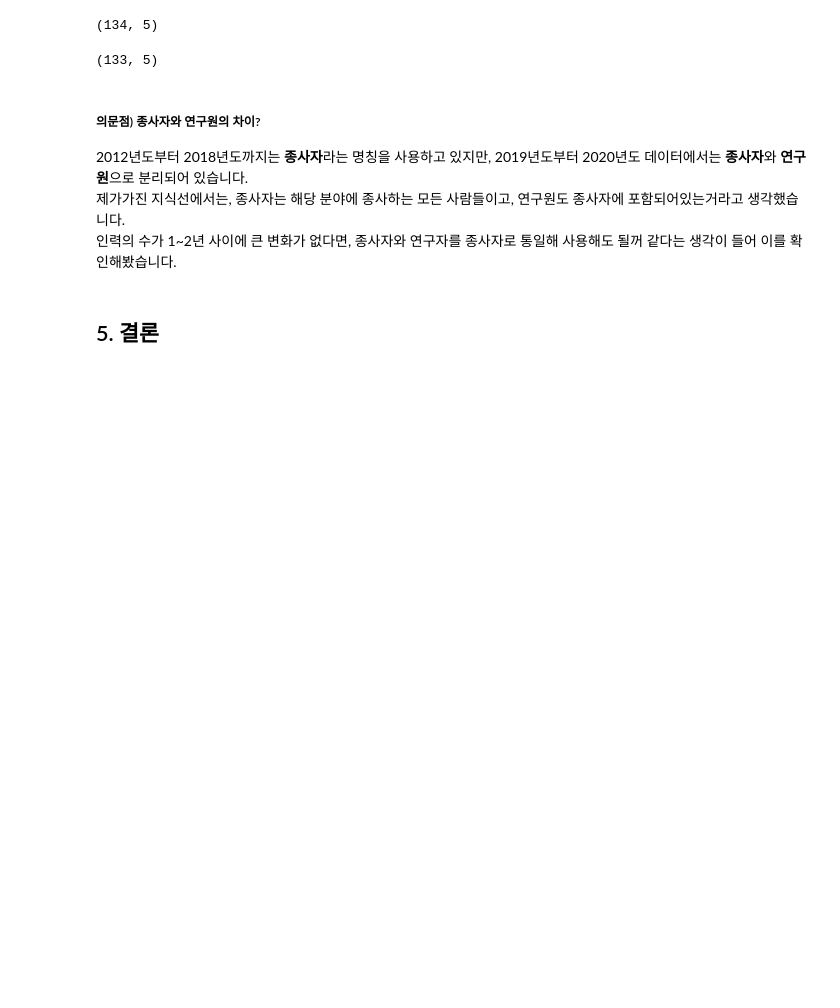
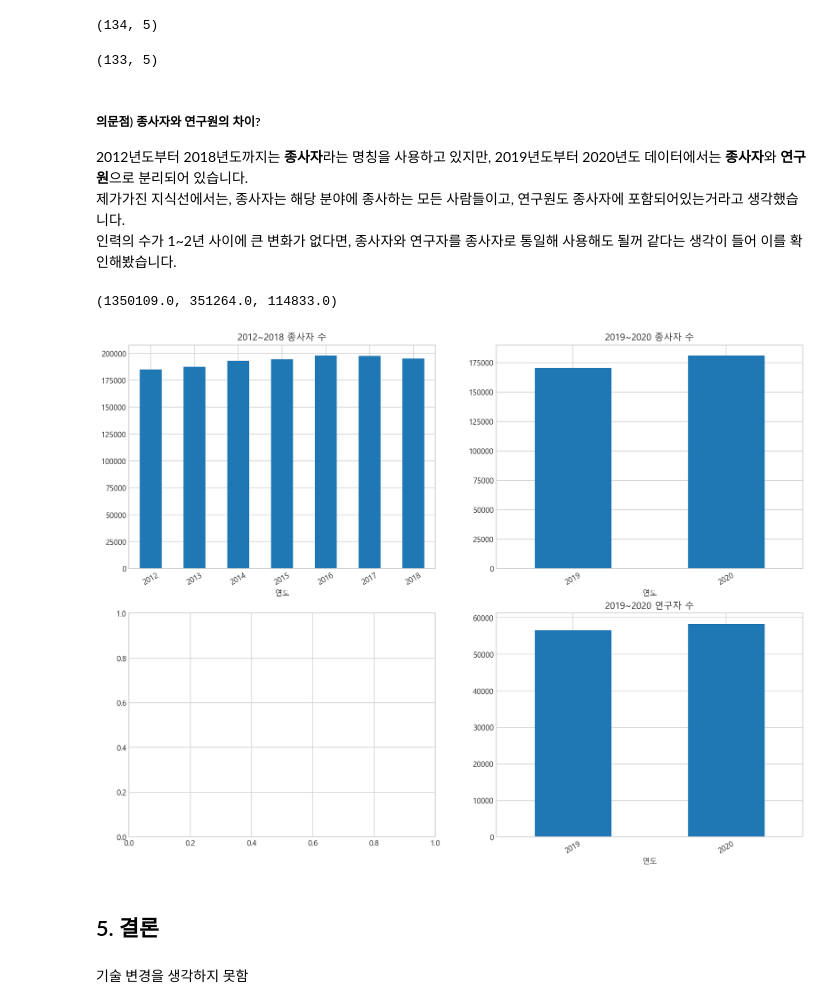
Before and after one commit to nuyhc/Mini_Project, a Jupyter notebook: 4. V_CTI_CN/v_cti_cn.ipynb, the cells around one changed output. Drawn from its saved outputs; the diff is of its cells as text; code cells hidden in the pictures; blank space fills up the shorter version.

```diff
--- a/4. V_CTI_CN/v_cti_cn.ipynb
+++ b/4. V_CTI_CN/v_cti_cn.ipynb
@@ -414,3 +416,14 @@ df_nrsc1920.shape
 2012년도부터 2018년도까지는 **종사자**라는 명칭을 사용하고 있지만, 2019년도부터 2020년도 데이터에서는 **종사자**와 **연구원**으로 분리되어 있습니다.
 제가가진 지식선에서는, 종사자는 해당 분야에 종사하는 모든 사람들이고, 연구원도 종사자에 포함되어있는거라고 생각했습니다.
 인력의 수가 1~2년 사이에 큰 변화가 없다면, 종사자와 연구자를 종사자로 통일해 사용해도 될꺼 같다는 생각이 들어 이를 확인해봤습니다.
+# %%
+df_nemp1218["종사자"].sum(), df_nemp1920["종사자"].sum(), df_nrsc1920["종사자"].sum()
+# %% [output]
+(1350109.0, 351264.0, 114833.0)
+# %%
+fig, axes = plt.subplots(nrows=2, ncols=2, figsize=(16,12))
+_ = df_nemp1218.groupby("연도")["종사자"].sum().plot(kind="bar", rot=30, ax=axes[0,0], title="2012~2018 종사자 수")
+_ = df_nemp1920.groupby("연도")["종사자"].sum().plot(kind="bar", rot=30, ax=axes[0,1], title="2019~2020 종사자 수")
+_ = df_nrsc1920.groupby("연도")["종사자"].sum().plot(kind="bar", rot=30, ax=axes[1,1], title="2019~2020 연구자 수")
+# %% [output]
+[figure, added]
@@ -417,2 +434,4 @@ df_nrsc1920.shape
 # %% [markdown]
 ## 5. 결론
+# %% [markdown]
+기술 변경을 생각하지 못함
```
Also changed, not shown: parts of 3 cells of this notebook.
